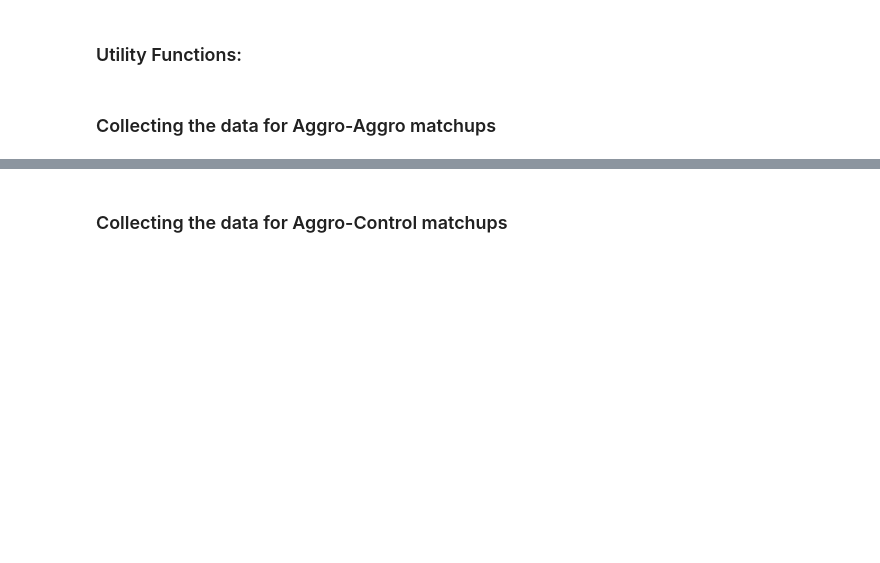
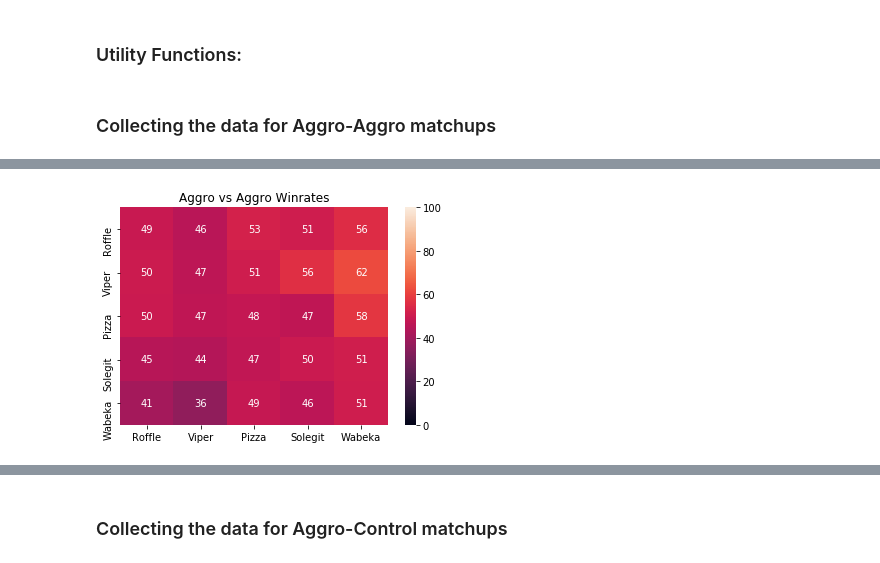
Before and after one commit to cww5/Sabber_Work_2019F, a Jupyter notebook: thesis-extensions/Spring_Data_Analysis.ipynb, the cells around one changed output, grey strips where cells are left out. Saved outputs shown, nothing was run; the diff lists cells and outputs as text; code cells hidden in the pictures; blank space fills up the shorter version.

```diff
--- a/thesis-extensions/Spring_Data_Analysis.ipynb
+++ b/thesis-extensions/Spring_Data_Analysis.ipynb
@@ -299,0 +346,7 @@ sdf.iloc[ ,:]
+# %%
+ax = plt.axes()
+heatmap(p1_wr, annot=True, xticklabels=players, yticklabels=players, ax=ax, vmin=0, vmax=100)#, cmap="RdBu")
+ax.set_title('Aggro vs Aggro Winrates')
+plt.show()
+# %% [output]
+[figure, added]
```
Also changed, not shown: parts of 10 cells of this notebook.
